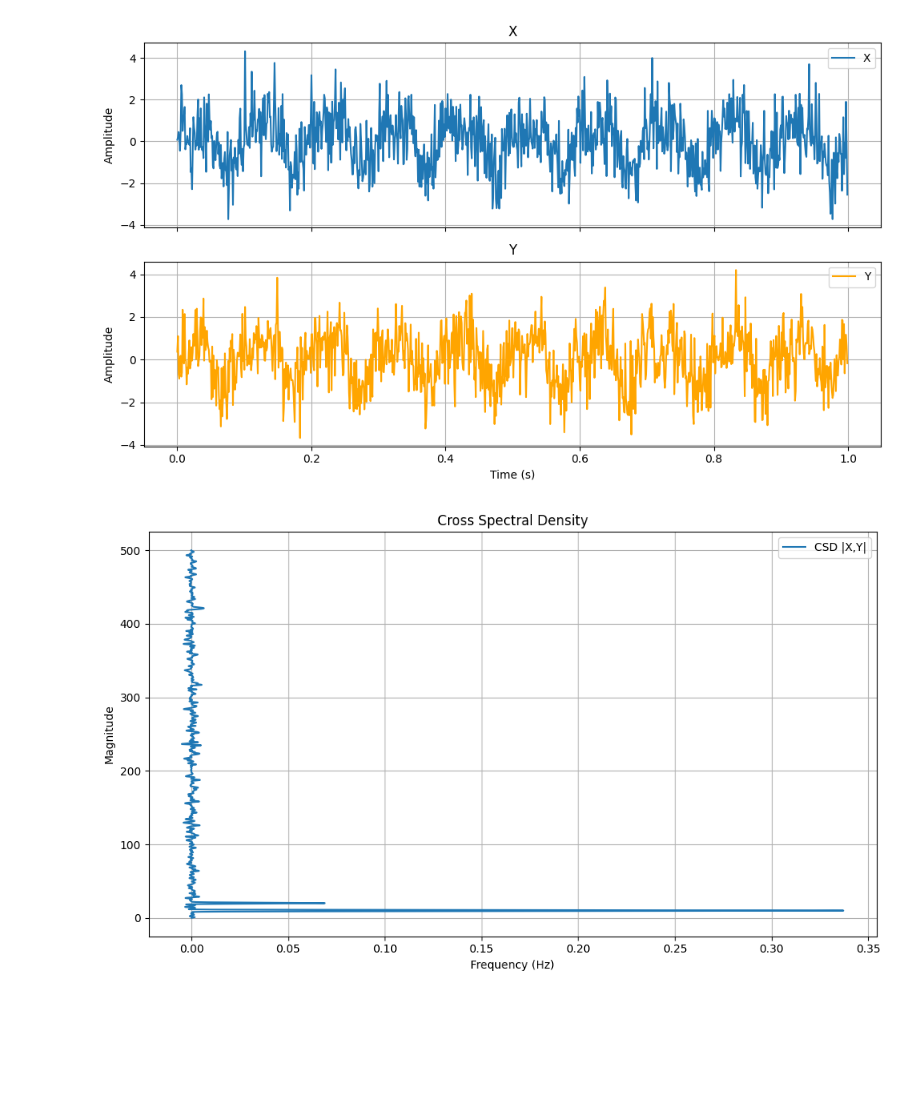
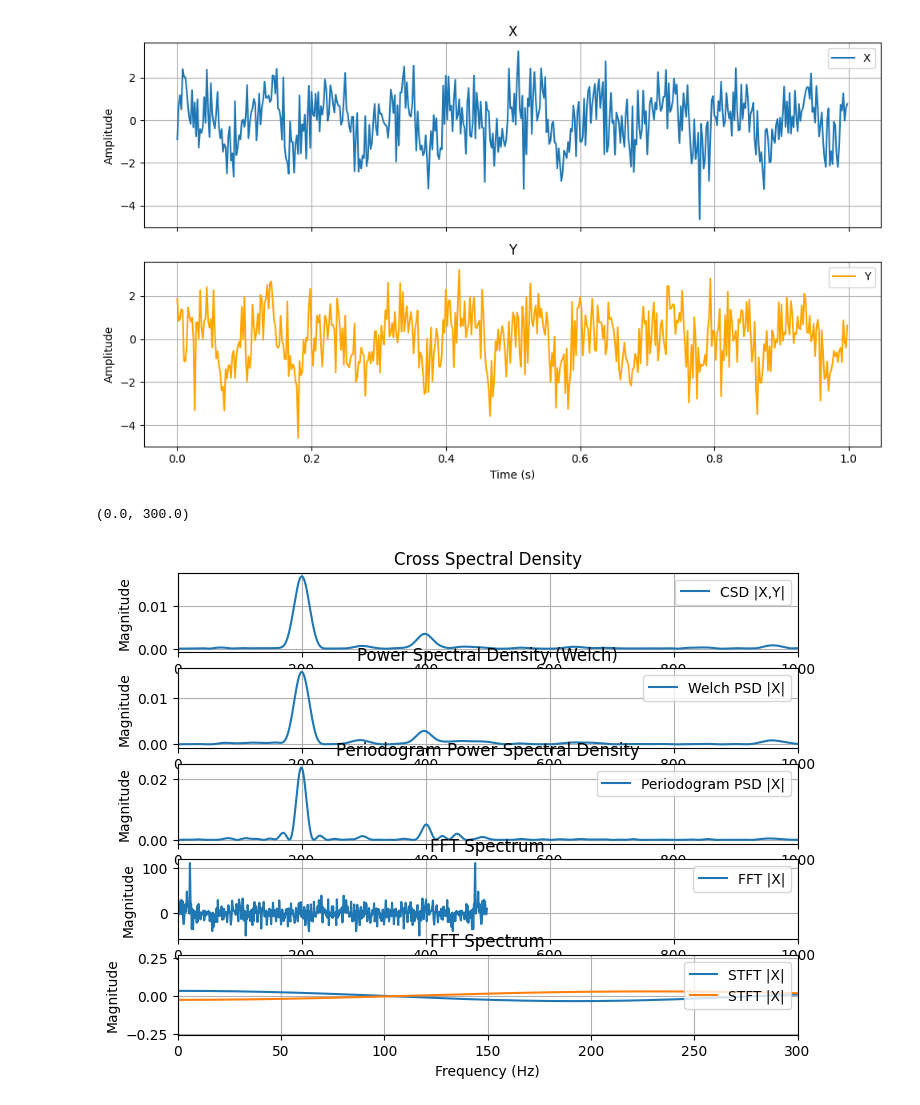
Before and after one commit to RafaelRosendof/Math_code, a Jupyter notebook: sinais/aula9.ipynb, the cells around one changed output. Saved outputs shown, nothing was run; the diff lists cells and outputs as text; code cells hidden in the pictures; blank space fills up the shorter version.

```diff
--- a/sinais/aula9.ipynb
+++ b/sinais/aula9.ipynb
@@ -4,9 +4,9 @@ import matplotlib.pyplot as plt
 import scipy as sp
 # %%
 
-srate = 1000
+srate = 10000
 dt = 1/srate
-t = np.arange(0, 1, dt)
+t = np.arange(0, 1, dt*20)
 
 # sine and cosine wav
 lpf = np.sin(2*np.pi*10*t) + 0.5*np.cos(2*np.pi*20*t)
@@ -39,41 +39,79 @@ axs[1].legend()
 plt.tight_layout()
 plt.show()
 # %% [output]
-[figure, old version]
+[figure, new version]
 # %%
 win = 10*srate #window size
 overlap = 0*win
 
 nfft = 10*srate
 
-#Estimate the cross power spectral density, Pxy, using Welch's method.
+#Estimate the cross power
+# spectral density, Pxy, using Welch's method.
 C , F = sp.signal.csd(X, Y, fs=srate, nperseg=win, noverlap=overlap, nfft=nfft)
 
 # Estimate power spectral density using Welch's method.
-# Pxx, F = sp.signal.welch(X, fs=srate, nperseg=win, noverlap=overlap, nfft=nfft)
+Pxx, F2 = sp.signal.welch(X, fs=srate, nperseg=win, noverlap=overlap, nfft=nfft)
+
 
 # Estimate power spectral density using a periodogram.
-# Pxx , F = sp.signal.periodogram(X, fs=srate, nfft=nfft) detrand , return_onesided and scaling
+Pxx2 , F3 = sp.signal.periodogram(X, fs=srate, nfft=nfft) #detrand , return_onesided and scaling
 
 # Estimate the magnitude squared coherence estimate, Cxy, of discrete-time signals X and Y using Welch's method.
-# Cxy , F = sp.signal.coherence(X, Y, fs=srate, nperseg=win, noverlap=overlap, nfft=nfft)
+Cxy , F4 = sp.signal.coherence(X, Y, fs=srate, nperseg=win, noverlap=overlap, nfft=nfft)
+
+f , t , Zxx = sp.signal.stft(X, fs=srate, nperseg=win, noverlap=overlap, nfft=nfft)
 
 # Provide a parametrized discrete Short-time Fourier transform (stft) and its inverse (istft).
 # f, t, Zxx = sp.signal.ShortTimeFFT(X, fs=srate, nperseg=win, noverlap=overlap, nfft=nfft)
 # %%
-fig, ax = plt.subplots(figsize=(10, 6))
+fig, ax = plt.subplots(5, 1, figsize=(8, 6))
 
-ax.plot(F, np.abs(C), label='CSD |X,Y|')
-ax.set_title('Cross Spectral Density')
-ax.set_xlabel('Frequency (Hz)')
-ax.set_ylabel('Magnitude')
-ax.grid()
-ax.legend()
+ax[0].plot(C , np.abs(F), label='CSD |X,Y|')
+ax[0].set_title('Cross Spectral Density')
+ax[0].set_xlabel('Frequency (Hz)')
+ax[0].set_ylabel('Magnitude')
+ax[0].grid()
+ax[0].set_xlim(0, 1000)
+ax[0].legend()
 
-plt.tight_layout()
-plt.show()
+ax[1].plot(Pxx , np.abs(F2), label='Welch PSD |X|')
+ax[1].set_title('Power Spectral Density (Welch)')
+ax[1].set_xlabel('Frequency (Hz)')
+ax[1].set_ylabel('Magnitude')
+ax[1].grid()
+ax[1].legend()
+ax[1].set_xlim(0, 1000)
+
+
+ax[2].plot(Pxx2 , np.abs(F3), label='Periodogram PSD |X|')
+ax[2].set_title('Periodogram Power Spectral Density')
+ax[2].set_xlabel('Frequency (Hz)')
+ax[2].set_ylabel('Magnitude')
+ax[2].grid()
+ax[2].legend()
+ax[2].set_xlim(0, 1000)
+
+fft = sp.fft.fft(X)
+ax[3].plot(fft, label='FFT |X|')
+ax[3].set_title('FFT Spectrum')
+ax[3].set_xlabel('Frequency (Hz)')
+ax[3].set_ylabel('Magnitude')
+ax[3].grid()
+ax[3].legend()
+ax[3].set_xlim(0, 1000)
+
+
+ax[4].plot(Zxx , label='STFT |X|')
+ax[4].set_title('FFT Spectrum')
+ax[4].set_xlabel('Frequency (Hz)')
+ax[4].set_ylabel('Magnitude')
+ax[4].grid()
+ax[4].legend()
+ax[4].set_xlim(0, 300)
 # %% [output]
+(0.0, 300.0)
-[figure, old version]
+[figure, new version]
 # %%
 #### Surrogados
 ### Calcular pwelch
```
Also changed, not shown: parts of 1 cell of this notebook.
